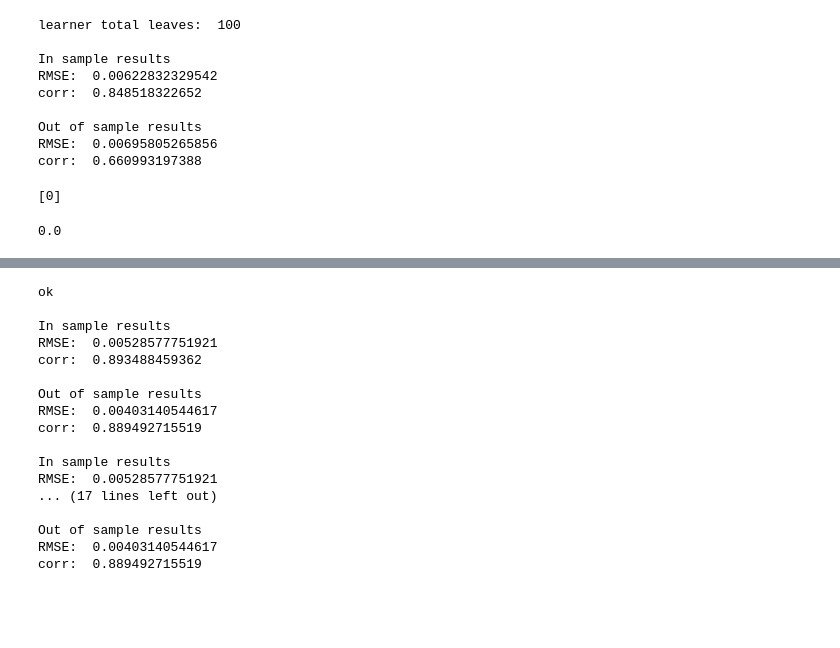
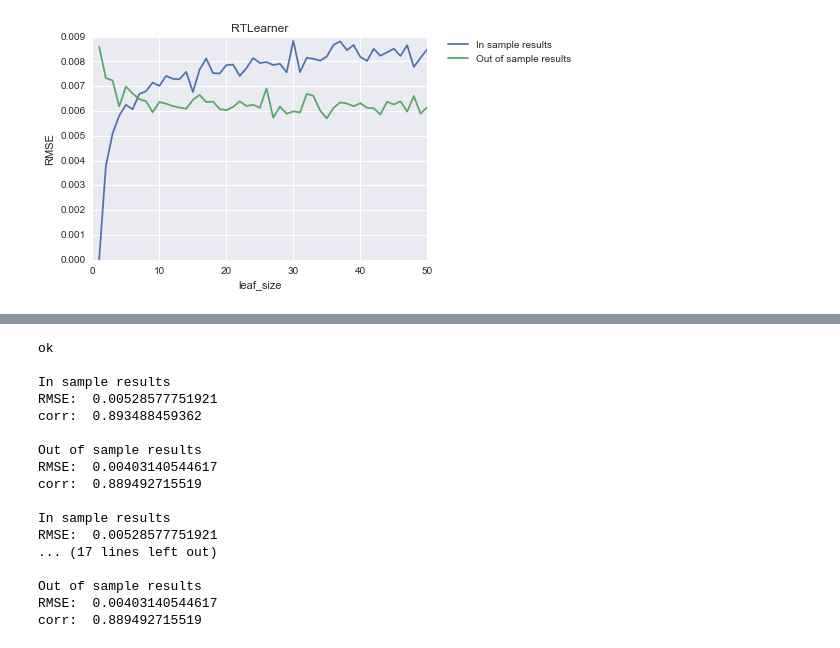
Before and after one commit to unijoy/ML4T_2017Spring, a Jupyter notebook: mc3p1_assess_learners/NB RTLearner.ipynb, the cells around one changed output, grey strips where cells are left out. Cells and saved outputs as stored; diff of their text form; code cells hidden in the pictures; blank space fills up the shorter version.

```diff
--- a/mc3p1_assess_learners/NB RTLearner.ipynb
+++ b/mc3p1_assess_learners/NB RTLearner.ipynb
@@ -1,4 +1,5 @@
 # %%
+%matplotlib inline
 import numpy as np
 import pandas as pd
 import matplotlib.pyplot as plt
@@ -6,6 +7,7 @@ import numpy as np
 import datetime as dt
 from util import get_data, plot_data
 import math
+import seaborn as sns
 
 class DecisionNode():
     def __init__(self, left,right,decision_function,val=None):
@@ -58,67 +60,69 @@ class RTLearner(object):
 
     def addEvidence(self,dataX,dataY):
         self.root = self.build_tree(dataX,dataY)
 
     def query(self,points):
         return [self.root.decide(example) for example in points]
 
 
 file = 'Istanbul.csv'
 inf = open('Istanbul.csv')
 data = None
 if file == 'Istanbul.csv':
     data = np.array([map(float, s.strip().split(',')[1:]) for s in inf.readlines()[1:]])
 else:
     data = np.array([map(float, s.strip().split(',')) for s in inf.readlines()])
 
 # compute how much of the data is training and testing
 train_rows = int(0.6* data.shape[0])
 test_rows = data.shape[0] - train_rows
 
 # separate out training and testing data
 trainX = data[:train_rows,0:-1]
 trainY = data[:train_rows,-1]
 testX = data[train_rows:,0:-1]
 testY = data[train_rows:,-1]
 
-# create a learner and train it
-learner = RTLearner(leaf_size=5,verbose = True) # create a LinRegLearner
-learner.addEvidence(trainX, trainY) # train it
-print "learner total leaves: ",learner.get_total_leaves()
+is_rmse=[]
+os_rmse=[]
+total_run=50
+for i in range(total_run):
+    # create a learner and train it
+    learner = RTLearner(leaf_size=i+1,verbose = True) # create a LinRegLearner
+    learner.addEvidence(trainX, trainY) # train it
+    #print "learner total leaves: ",learner.get_total_leaves()
 
-# evaluate in sample
-predY = learner.query(trainX) # get the predictions
+    # evaluate in sample
+    predY = learner.query(trainX) # get the predictions
 
-rmse = math.sqrt(((trainY - predY) ** 2).sum()/trainY.shape[0])
-print
-print "In sample results"
-print "RMSE: ", rmse
-c = np.corrcoef(predY, y=trainY)
-print "corr: ", c[0,1]
+    rmse = math.sqrt(((trainY - predY) ** 2).sum()/trainY.shape[0])
+    is_rmse.append(rmse)
+    #print
+    #print "In sample results"
+    #print "RMSE: ", rmse
+    c = np.corrcoef(predY, y=trainY)
+    #print "corr: ", c[0,1]
 
-# evaluate out of sample
-predY = learner.query(testX) # get the predictions
-rmse = math.sqrt(((testY - predY) ** 2).sum()/testY.shape[0])
-print
-print "Out of sample results"
-print "RMSE: ", rmse
-c = np.corrcoef(predY, y=testY)
-print "corr: ", c[0,1]
+    # evaluate out of sample
+    predY = learner.query(testX) # get the predictions
+    rmse = math.sqrt(((testY - predY) ** 2).sum()/testY.shape[0])
+    os_rmse.append(rmse)
+    #print
+    #print "Out of sample results"
+    #print "RMSE: ", rmse
+    c = np.corrcoef(predY, y=testY)
+    #print "corr: ", c[0,1]
+
+plt.plot(np.arange(total_run)+1,is_rmse, label="In sample results")
+plt.plot(np.arange(total_run)+1,os_rmse, label="Out of sample results")
+plt.legend(bbox_to_anchor=(1.05, 1), loc=2, borderaxespad=0.)
+
+
+
+plt.xlabel('leaf_size')
+plt.ylabel('RMSE')
+plt.title('RTLearner')
+
+plt.show()
 # %% [output]
-learner total leaves:  100
-
-In sample results
-RMSE:  0.00622832329542
-corr:  0.848518322652
-
-Out of sample results
-RMSE:  0.00695805265856
-corr:  0.660993197388
+[figure, added]
-# %%
-
-a=np.arange(1)
-print a
-np.average(a)
-# %% [output]
-[0]
-0.0
```
Also changed, not shown: parts of 1 cell of this notebook, 1 other file.
